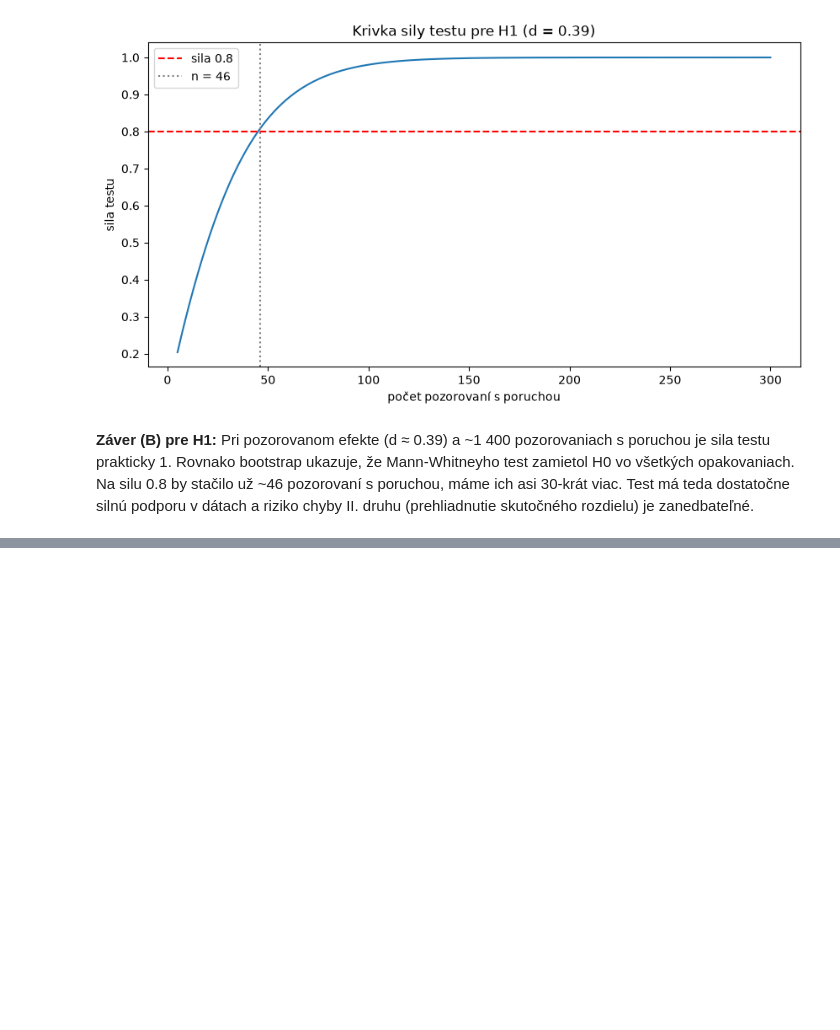
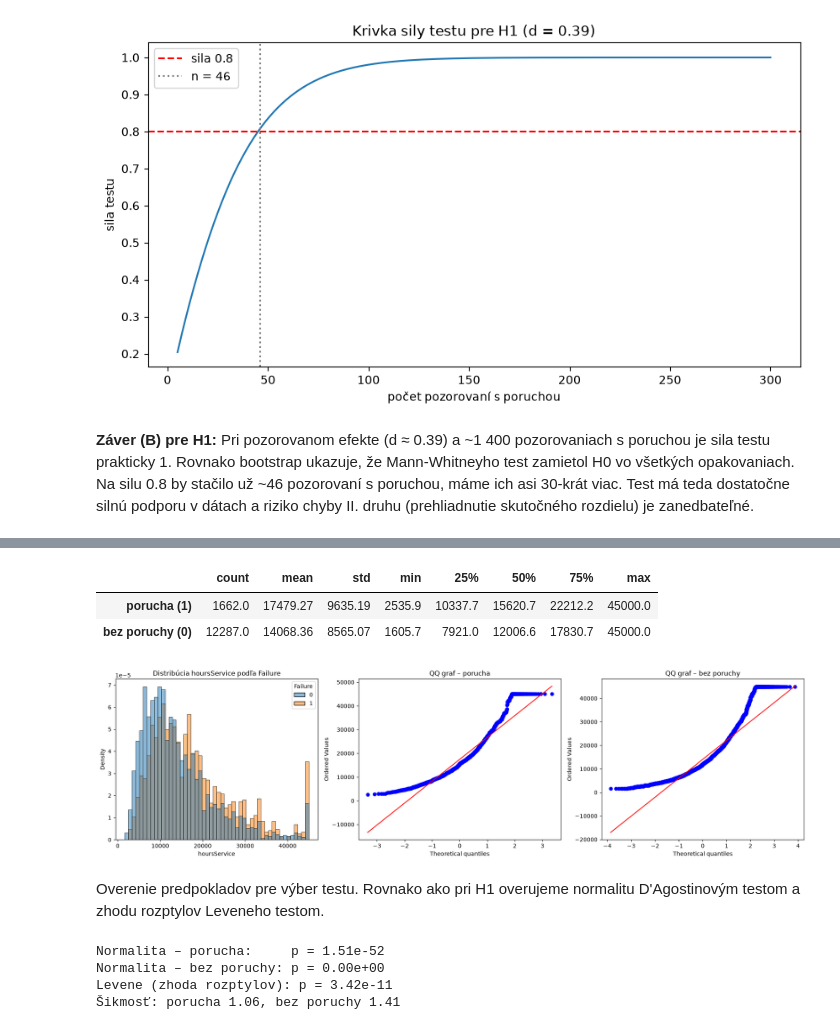
Before and after one commit to deno555/iau_projekt, a Jupyter notebook: IAU_projekt.ipynb, the cells around one changed output, grey strips where cells are left out. Cells and saved outputs as stored; diff of their text form; code cells hidden in the pictures; blank space fills up the shorter version.

```diff
--- a/IAU_projekt.ipynb
+++ b/IAU_projekt.ipynb
@@ -670,0 +680,30 @@ Bootstrap sila Mann-Whitneyho testu: 1.000 (300 opakovaní)
+# %%
+h2_por = h.loc[h["Failure"] == 1, "hoursService"].dropna()
+h2_bez = h.loc[h["Failure"] == 0, "hoursService"].dropna()
+
+display(pd.DataFrame({"porucha (1)": h2_por.describe(), "bez poruchy (0)": h2_bez.describe()}).T.round(2))
+
+fig, axes = plt.subplots(1, 3, figsize=(18, 5))
+sns.histplot(data=h.dropna(subset=["hoursService"]), x="hoursService", hue="Failure", stat="density",
+             common_norm=False, bins=50, ax=axes[0])
+axes[0].set_title("Distribúcia hoursService podľa Failure")
+stats.probplot(h2_por, dist="norm", plot=axes[1]); axes[1].set_title("QQ graf – porucha")
+stats.probplot(h2_bez, dist="norm", plot=axes[2]); axes[2].set_title("QQ graf – bez poruchy")
+plt.tight_layout(); plt.show()
+# %% [output]
+|  | count | mean | std | min | 25% | 50% | 75% | max |
+| porucha (1) | 1662.0 | 17479.27 | 9635.19 | 2535.9 | 10337.7 | 15620.7 | 22212.2 | 45000.0 |
+| bez poruchy (0) | 12287.0 | 14068.36 | 8565.07 | 1605.7 | 7921.0 | 12006.6 | 17830.7 | 45000.0 |
+[figure, added]
+# %% [markdown]
+Overenie predpokladov pre výber testu. Rovnako ako pri H1 overujeme normalitu D'Agostinovým testom a zhodu rozptylov Leveneho testom.
+# %%
+print(f"Normalita – porucha:     p = {stats.normaltest(h2_por).pvalue:.2e}")
+print(f"Normalita – bez poruchy: p = {stats.normaltest(h2_bez).pvalue:.2e}")
+print(f"Levene (zhoda rozptylov): p = {stats.levene(h2_por, h2_bez).pvalue:.2e}")
+print(f"Šikmosť: porucha {h2_por.skew():.2f}, bez poruchy {h2_bez.skew():.2f}")
+# %% [output]
+Normalita – porucha:     p = 1.51e-52
+Normalita – bez poruchy: p = 0.00e+00
+Levene (zhoda rozptylov): p = 3.42e-11
+Šikmosť: porucha 1.06, bez poruchy 1.41
```
Also changed, not shown: parts of 9 cells of this notebook.
